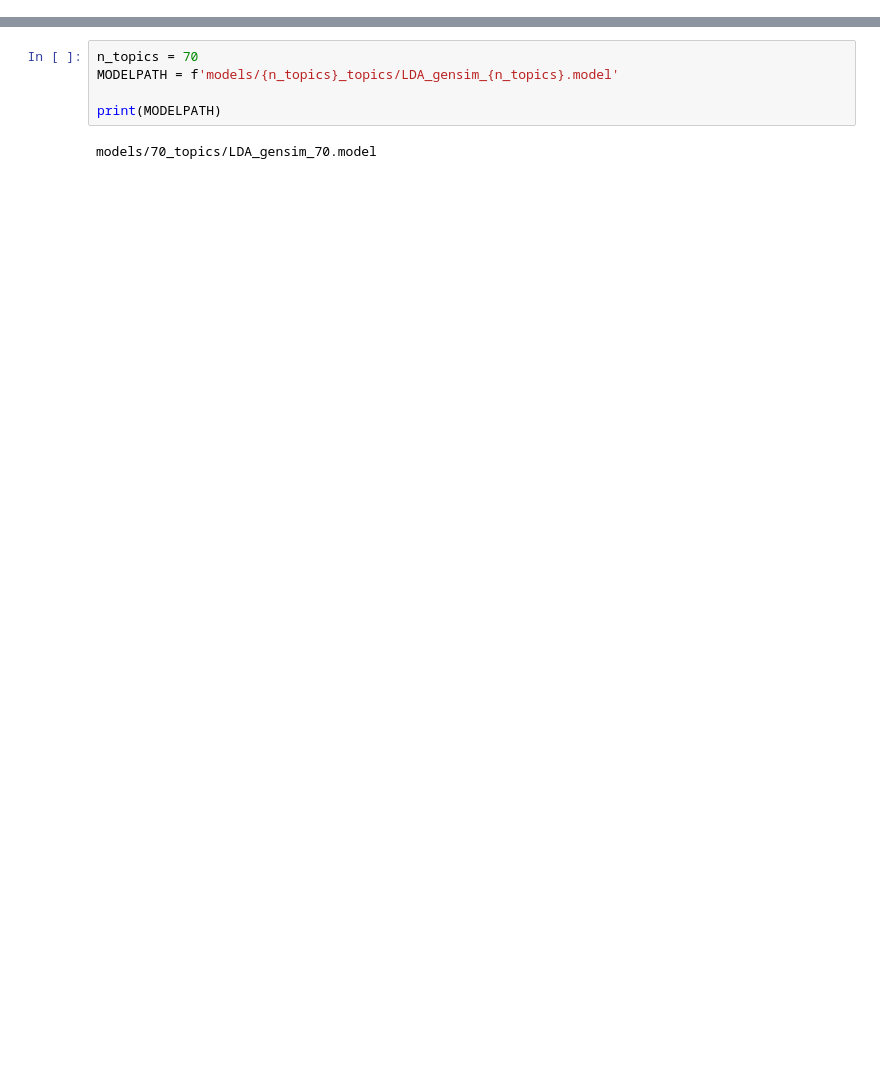
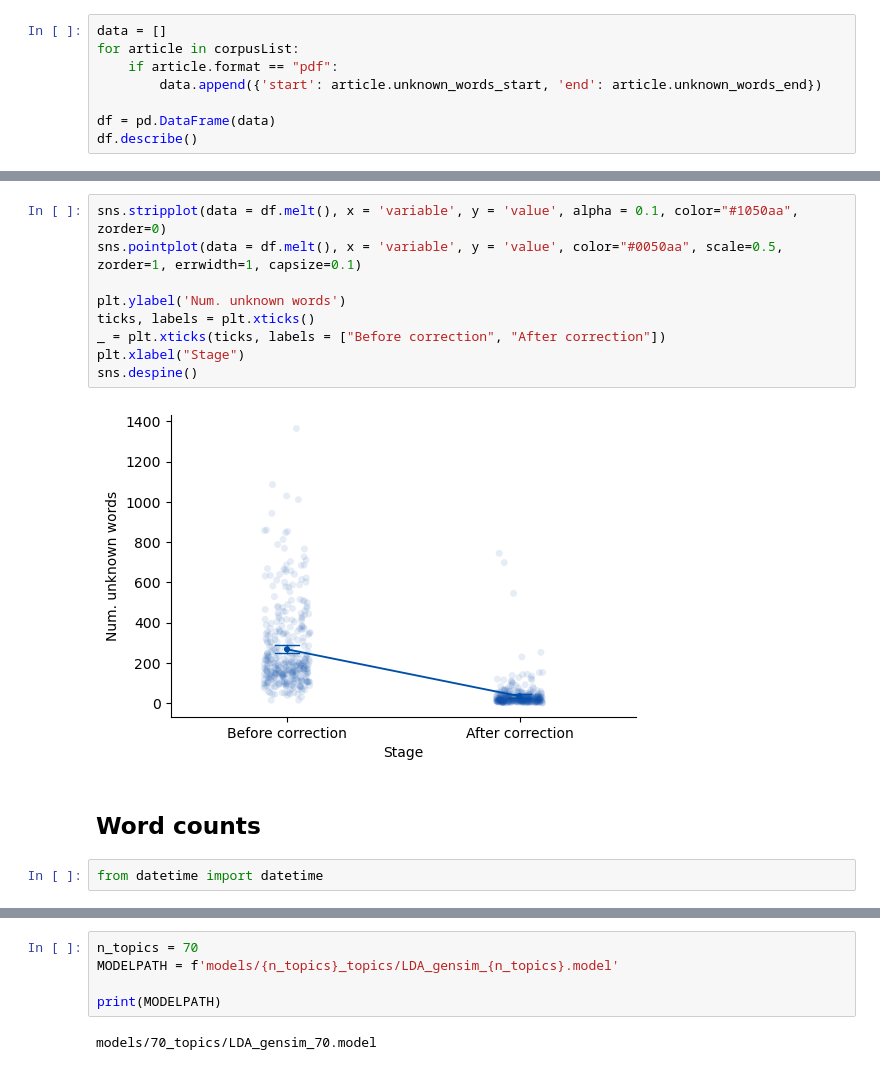
Before and after one commit to juanrloaiza/latinamerican-philosophy-mining, a Jupyter notebook: notebooks/5-Plots.ipynb, the cells around one changed output, grey strips where cells are left out. Saved outputs shown, nothing was run; the diff lists cells and outputs as text; blank space fills up the shorter version.

```diff
--- a/notebooks/5-Plots.ipynb
+++ b/notebooks/5-Plots.ipynb
@@ -14,0 +34,8 @@ corpusList = corpus.get_documents_list()
+# %%
+data = []
+for article in corpusList:
+    if article.format == "pdf":
+        data.append({'start': article.unknown_words_start, 'end': article.unknown_words_end})
+
+df = pd.DataFrame(data)
+df.describe()
@@ -14,0 +52,15 @@ corpusList = corpus.get_documents_list()
+# %%
+sns.stripplot(data = df.melt(), x = 'variable', y = 'value', alpha = 0.1, color="#1050aa", zorder=0)
+sns.pointplot(data = df.melt(), x = 'variable', y = 'value', color="#0050aa", scale=0.5, zorder=1, errwidth=1, capsize=0.1)
+
+plt.ylabel('Num. unknown words')
+ticks, labels = plt.xticks()
+_ = plt.xticks(ticks, labels = ["Before correction", "After correction"])
+plt.xlabel("Stage")
+sns.despine()
+# %% [output]
+[figure, added]
+# %% [markdown]
+## Word counts
+# %%
+from datetime import datetime
```
Also changed, not shown: parts of 35 cells of this notebook, 8 other files.
